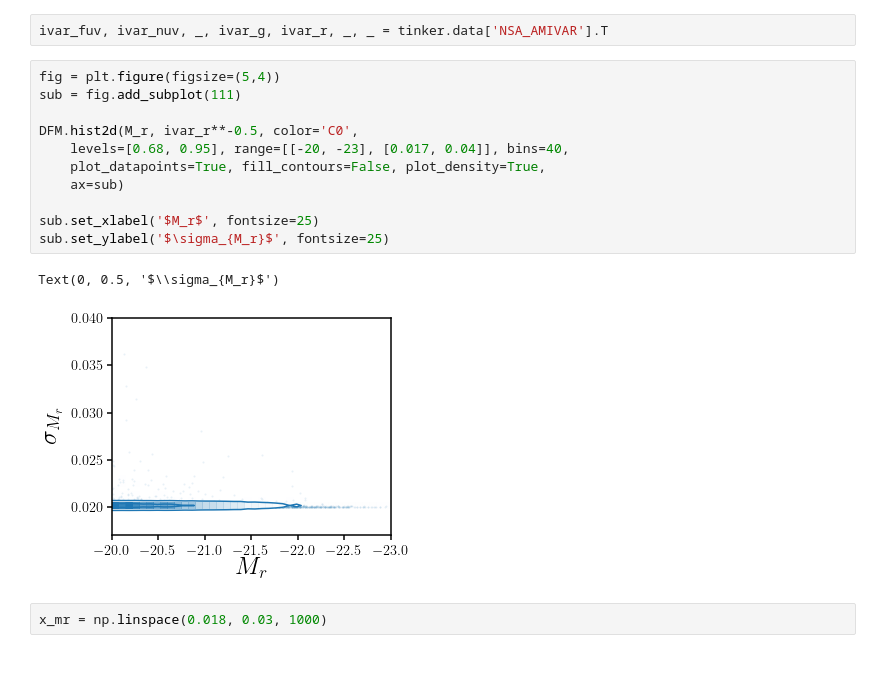
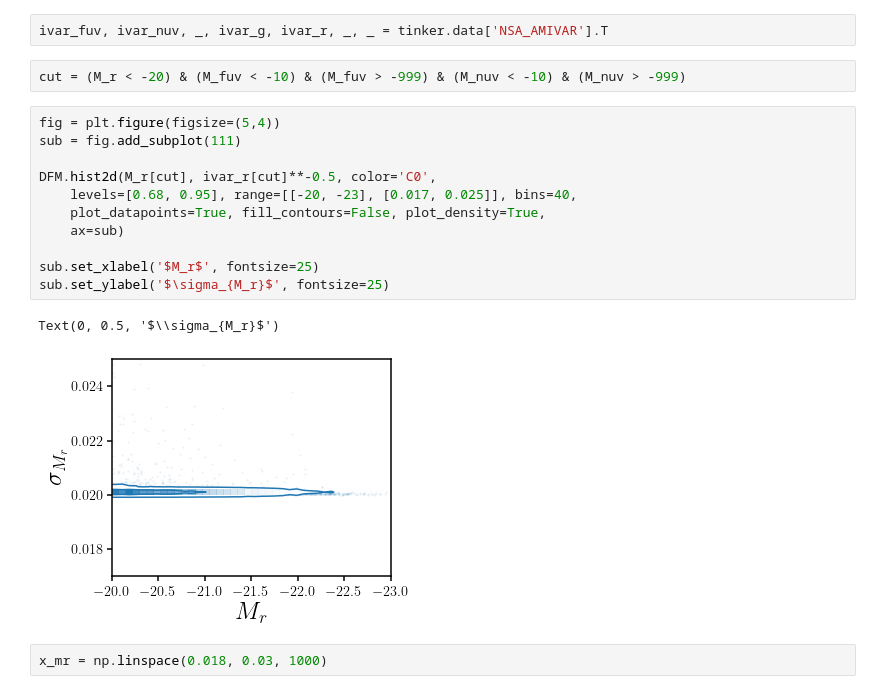
Before and after one commit to IQcollaboratory/galpopFM, a Jupyter notebook: nb/noise_model.ipynb, the cells around one changed output. Cells and saved outputs as stored; diff of their text form; blank space fills up the shorter version.

```diff
--- a/nb/noise_model.ipynb
+++ b/nb/noise_model.ipynb
@@ -28,20 +28,22 @@ tinker = Catalog('tinker')
 M_fuv, M_nuv, _, M_g, M_r, _, _ = tinker.data['NSA_ABSMAG'].T
 # %%
 ivar_fuv, ivar_nuv, _, ivar_g, ivar_r, _, _ = tinker.data['NSA_AMIVAR'].T
+# %%
+cut = (M_r < -20) & (M_fuv < -10) & (M_fuv > -999) & (M_nuv < -10) & (M_nuv > -999)
 # %%
 fig = plt.figure(figsize=(5,4))
 sub = fig.add_subplot(111)
 
-DFM.hist2d(M_r, ivar_r**-0.5, color='C0',
-    levels=[0.68, 0.95], range=[[-20, -23], [0.017, 0.04]], bins=40,
+DFM.hist2d(M_r[cut], ivar_r[cut]**-0.5, color='C0',
+    levels=[0.68, 0.95], range=[[-20, -23], [0.017, 0.025]], bins=40,
     plot_datapoints=True, fill_contours=False, plot_density=True,
     ax=sub)
 
 sub.set_xlabel('$M_r$', fontsize=25)
 sub.set_ylabel('$\sigma_{M_r}$', fontsize=25)
 # %% [output]
 Text(0, 0.5, '$\\sigma_{M_r}$')
-[figure, old version]
+[figure, new version]
 # %%
 x_mr = np.linspace(0.018, 0.03, 1000)
 # %%
```
Also changed, not shown: parts of 9 cells of this notebook.
